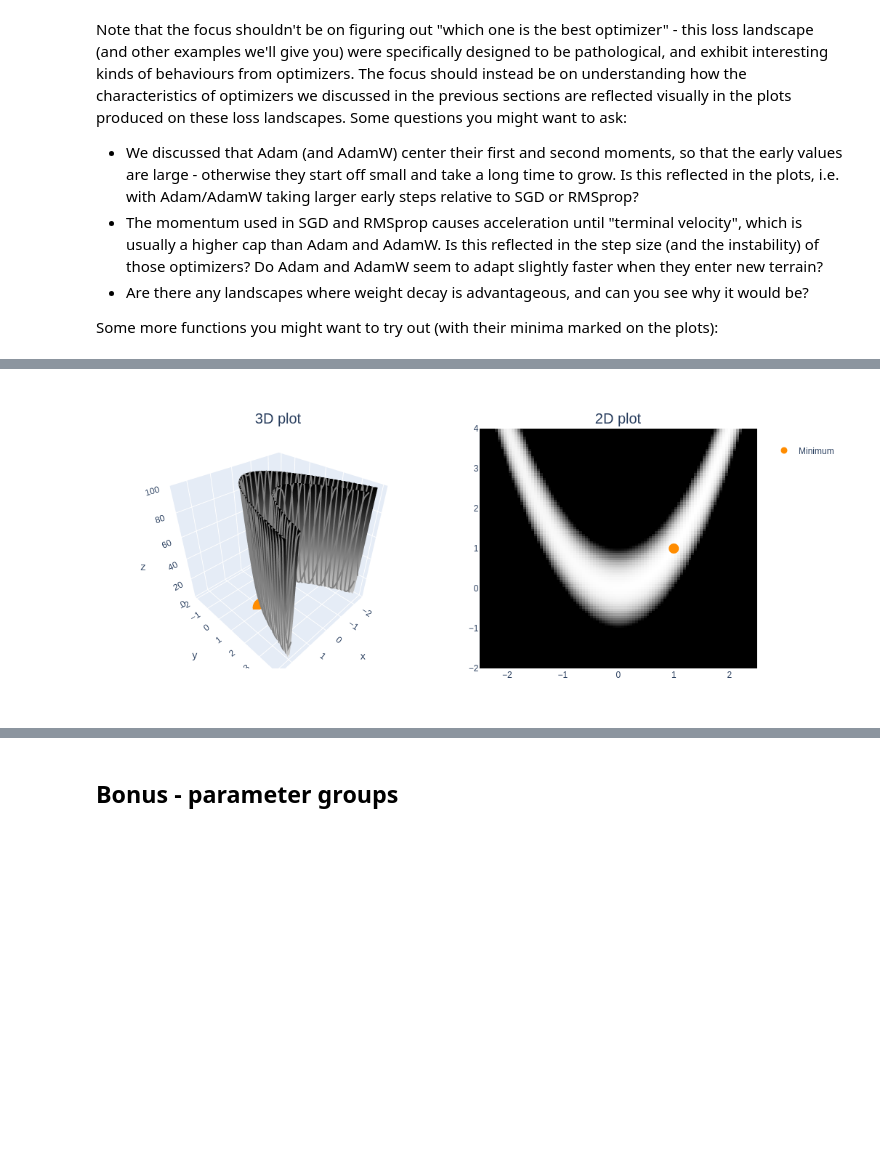
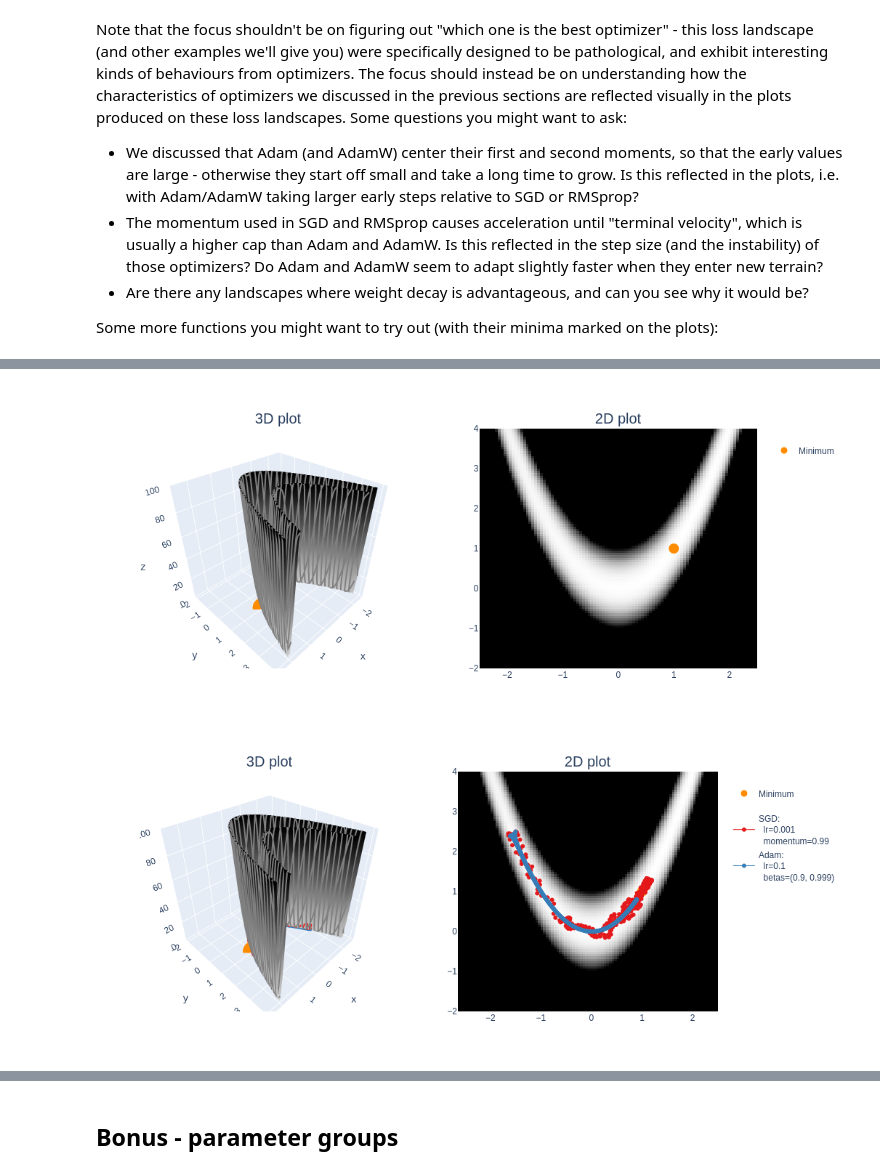
Before and after one commit to Shimin-Zhang/ARENA_Progress, a Jupyter notebook: chapter0_fundamentals/exercises/part3_optimization/0.3_Optimization_exercises.ipynb, the cells around one changed output, grey strips where cells are left out. Cells and saved outputs as stored; diff of their text form; code cells hidden in the pictures; blank space fills up the shorter version.

```diff
--- a/chapter0_fundamentals/exercises/part3_optimization/0.3_Optimization_exercises.ipynb
+++ b/chapter0_fundamentals/exercises/part3_optimization/0.3_Optimization_exercises.ipynb
@@ -1077,25 +1093,43 @@ plot_fn(neg_trimodal_func, x_range=(-2, 2), y_range=(-2, 2), min_points=means)
 # %%
 def rosenbrocks_banana_func(x: Tensor, y: Tensor, a=1, b=100) -> Tensor:
     """
     This function has a global minimum at `(a, a)` so in this case `(1, 1)`. It's characterized by a
     long, narrow, parabolic valley (parameterized by `y = x**2`). Various gradient descent methods
     have trouble navigating this valley because they often oscillate unstably (gradients from the
     `b`-term dwarf the gradients from the `a`-term).
 
     See more on this function: https://en.wikipedia.org/wiki/Rosenbrock_function.
     """
     return (a - x) ** 2 + b * (y - x**2) ** 2 + 1
 
 
 plot_fn(
     rosenbrocks_banana_func,
     x_range=(-2.5, 2.5),
     y_range=(-2, 4),
     z_range=(0, 100),
     min_points=[(1, 1)],
 )
+
+optimizer_list = [
+    (SGD, {"lr": 0.001, "momentum": 0.99}),
+    (Adam, {"lr": 0.1, "betas": (0.9, 0.999)}),
+]
+
+points = []
+for optimizer_class, params in optimizer_list:
+    xy = t.tensor([-1.5, 2.5], requires_grad=True)
+    xys = opt_fn(
+        rosenbrocks_banana_func, xy=xy, optimizer_class=optimizer_class, optimizer_hyperparams=params, n_iters=500
+    )
+    points.append((xys, optimizer_class, params))
+
+plot_fn_with_points(
+    rosenbrocks_banana_func, x_range=(-2.5, 2.5), y_range=(-2, 4), z_range=(0, 100), min_points=[(1, 1)], points=points
+)
 # %% [output]
 [figure]
+[figure, added]
 # %% [markdown]
 <details>
 <summary>Some example visualizations & observations</summary>
```
Also changed, not shown: parts of 6 cells of this notebook.
